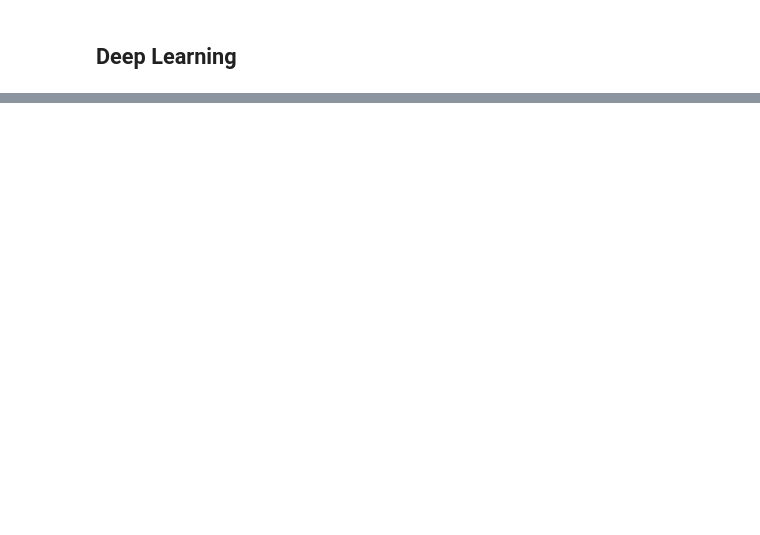
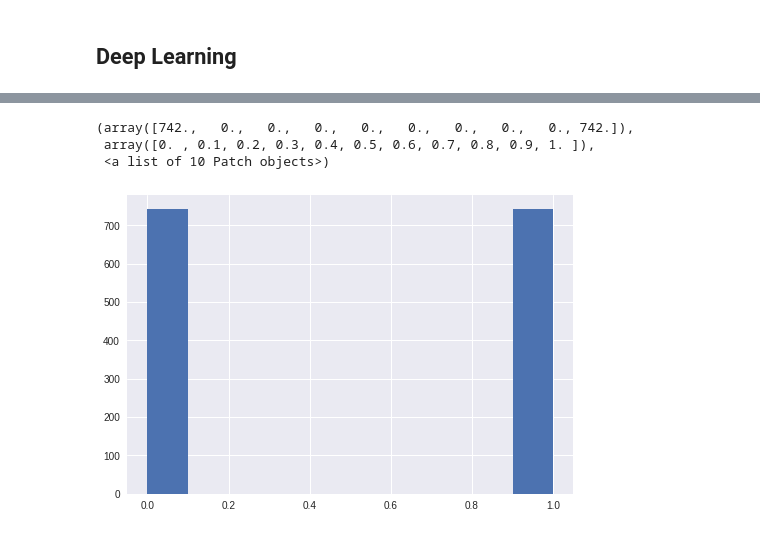
Before and after one commit to joseramoncajide/deep_learning, a Jupyter notebook: deep_learning_cookies_conversion_probabilities.ipynb, the cells around one changed output, grey strips where cells are left out. Saved outputs shown, nothing was run; the diff lists cells and outputs as text; code cells hidden in the pictures; blank space fills up the shorter version.

```diff
--- a/deep_learning_cookies_conversion_probabilities.ipynb
+++ b/deep_learning_cookies_conversion_probabilities.ipynb
@@ -257,0 +258,11 @@ plot_confusion_matrix(cm,class_names)
+# %%
+trainX, testX, trainY, testY = train_test_split(X, Y, test_size=0.33, random_state=42)
+# %%
+trainX, trainY = SMOTE().fit_sample(trainX, trainY)
+# %%
+plt.hist(trainY)
+# %% [output]
+(array([742.,   0.,   0.,   0.,   0.,   0.,   0.,   0.,   0., 742.]),
+ array([0. , 0.1, 0.2, 0.3, 0.4, 0.5, 0.6, 0.7, 0.8, 0.9, 1. ]),
+ <a list of 10 Patch objects>)
+[figure, added]
```
Also changed, not shown: parts of 29 cells of this notebook.
